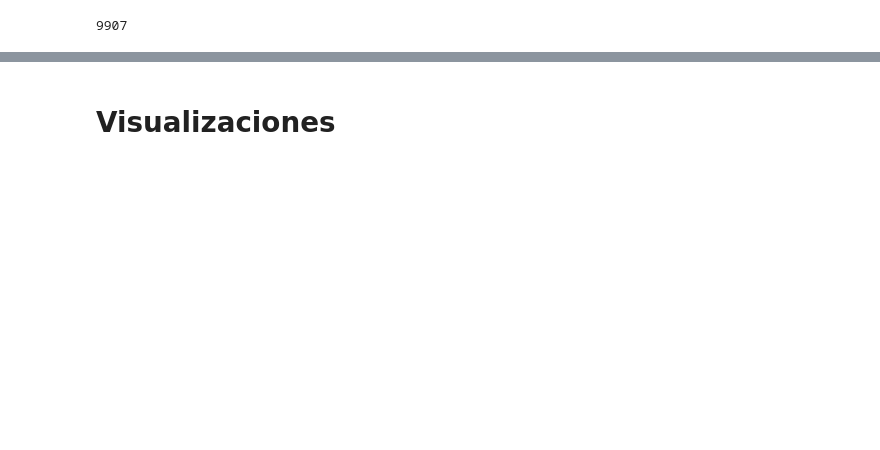
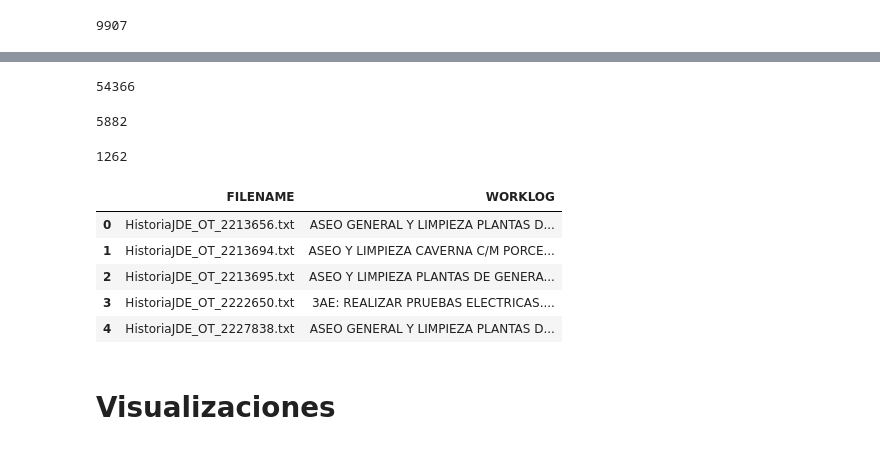
Before and after one commit to juanseleon1/DS4-Team74, a Jupyter notebook: PythonFiles/Chelsy.ipynb, the cells around one changed output, grey strips where cells are left out. Drawn from its saved outputs; the diff is of its cells as text; code cells hidden in the pictures; blank space fills up the shorter version.

Commit message:
Haciendo el csv para los 5.8k txt que no estan en el reporte

```diff
--- a/PythonFiles/Chelsy.ipynb
+++ b/PythonFiles/Chelsy.ipynb
@@ -289,0 +294,11 @@ todos.to_csv('relacion_ots_activo_antiguos_y_nuevos.csv', na_rep = 'Reporte No D
+# %%
+# Miramos cuales txt SI estan en a tabla de historicos
+
+si_estan = hist_ots.DOCUMENT.loc[~(hist_ots.WORKLOG.isna())]
+
+ot_en_tabla = []
+for doc in si_estan:
+    if len(doc) < 27: ot_en_tabla.append(doc)
+
+for i in range(len(ot_en_tabla)):
+	ot_en_tabla[i] = ot_en_tabla[i] + '.txt'
@@ -289,0 +310,51 @@ todos.to_csv('relacion_ots_activo_antiguos_y_nuevos.csv', na_rep = 'Reporte No D
+# %%
+# Cuantos txt en la carpeta
+len(files)
+# %% [output]
+54366
+# %%
+# Ahora los que NO estan en la tabla
+no_estan = [filename for filename in files if filename not in ot_en_tabla]
+# %%
+#Debrian haber unos 6k aqui
+len(no_estan)
+# %% [output]
+5882
+# %%
+# Hacemos un DF para guardar esos 5.8k txt
+reportes_sin_ot = pd.DataFrame({'FILENAME' : no_estan, 'WORKLOG' : ''})
+reportes_sin_ot.drop(index = [5880, 5881], inplace = True)
+
+for i in range(len(no_estan)-2):
+    filename = no_estan[i]         # Leemos el nombre de archivo para cada una
+
+    lineas = []                             # Lista vacía para guardar el contenido
+    worklogs = []
+
+    with open (fr'C:\Users\USER\OneDrive - Universidad Nacional de Colombia\Documentos\DS4A\Proyecto Final\Repoo\Data\HISTORICOS_OT\{filename}', 'rt', encoding = 'Latin1') as worklog:  # Abre el .txt
+        for linea in worklog:               # Lee linea por linea
+            lineas.append(linea)            # Guarda la linea como elemento de la lista
+
+    worklog = ''.join(lineas)               # Juntamos en un string
+    worklogs.append(worklog)
+
+    reportes_sin_ot['WORKLOG'][i] = worklog           # Asignamos el worklog a la entrada correspondiente
+# %%
+reportes_sin_ot['WORKLOG'] = reportes_sin_ot['WORKLOG'].replace('\n', ' ', regex = True)
+
+vacio_a_na = {' ': np.nan, '': np.nan, '\n': np.nan}
+reportes_sin_ot['WORKLOG'] = reportes_sin_ot['WORKLOG'].replace(vacio_a_na)
+
+# Miramos la cantidad de vacios, deberian ser 1.3k
+reportes_sin_ot.WORKLOG.isna().sum()
+# %% [output]
+1262
+# %%
+reportes_sin_ot.head()
+# %% [output]
+|  | FILENAME | WORKLOG |
+| 0 | HistoriaJDE_OT_2213656.txt | ASEO GENERAL Y LIMPIEZA PLANTAS D... |
+| 1 | HistoriaJDE_OT_2213694.txt | ASEO Y LIMPIEZA CAVERNA C/M PORCE... |
+| 2 | HistoriaJDE_OT_2213695.txt | ASEO Y LIMPIEZA PLANTAS DE GENERA... |
+| 3 | HistoriaJDE_OT_2222650.txt | 3AE: REALIZAR PRUEBAS ELECTRICAS.... |
+| 4 | HistoriaJDE_OT_2227838.txt | ASEO GENERAL Y LIMPIEZA PLANTAS D... |
```
Also changed, not shown: parts of 4 cells of this notebook, 1 other file.
